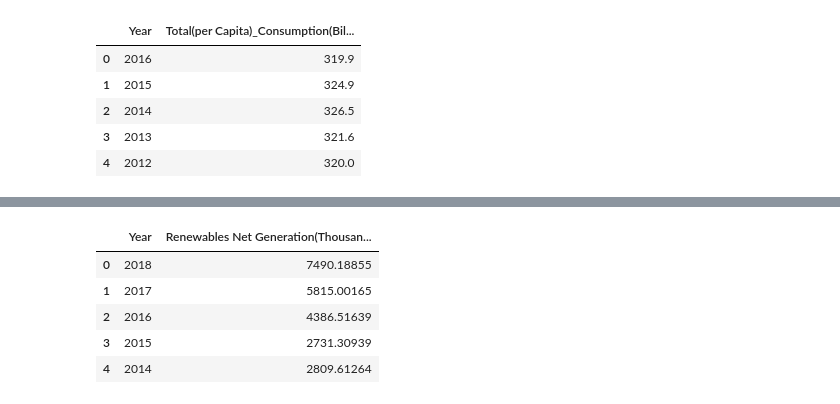
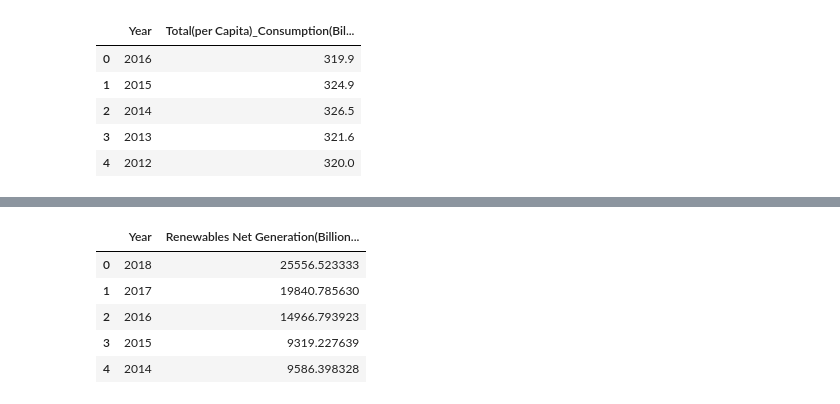
Before and after one commit to MTRaley52/Project_1, a Jupyter notebook: CleanenergyFile.ipynb, the cells around one changed output, grey strips where cells are left out. Saved outputs shown, nothing was run; the diff lists cells and outputs as text; code cells hidden in the pictures.

Commit message:
adding plots, fixing units

```diff
--- a/CleanenergyFile.ipynb
+++ b/CleanenergyFile.ipynb
@@ -216,16 +258,19 @@ Total_perCapita_consump_df.head()
 # %%
 #drilling down to Electricity  Renewables Net Generation Electric power (total)...............................................................
 base_url="http://api.eia.gov/series/?"
 series_id_to_call=["ELEC.GEN.AOR-NM-98.A"]
 parame={"api_key":gkey,"series_id":series_id_to_call}
 Renewables_Net_Generation = requests.get(base_url, params=parame).json()
 Renewables_Net_Generation_df=pd.DataFrame(Renewables_Net_Generation["series"][0]["data"])
 Renewables_Net_Generation_df.columns=["Year","Renewables Net Generation(Thousand Megawatthours)"]
+Unit_Cal=Renewables_Net_Generation_df["Renewables Net Generation(Thousand Megawatthours)"]*(3.412)
+Renewables_Net_Generation_df["Renewables Net Generation(Billion-Btu)"]=Unit_Cal
+Renewables_Net_Generation_df=Renewables_Net_Generation_df.drop("Renewables Net Generation(Thousand Megawatthours)",axis=1)
 Renewables_Net_Generation_df.head()
 # %% [output]
-|  | Year | Renewables Net Generation(Thousan... |
-| 0 | 2018 | 7490.18855 |
-| 1 | 2017 | 5815.00165 |
-| 2 | 2016 | 4386.51639 |
-| 3 | 2015 | 2731.30939 |
-| 4 | 2014 | 2809.61264 |
+|  | Year | Renewables Net Generation(Billion... |
+| 0 | 2018 | 25556.523333 |
+| 1 | 2017 | 19840.785630 |
+| 2 | 2016 | 14966.793923 |
+| 3 | 2015 | 9319.227639 |
+| 4 | 2014 | 9586.398328 |
```
Also changed, not shown: parts of 13 cells of this notebook, 3 other files.
